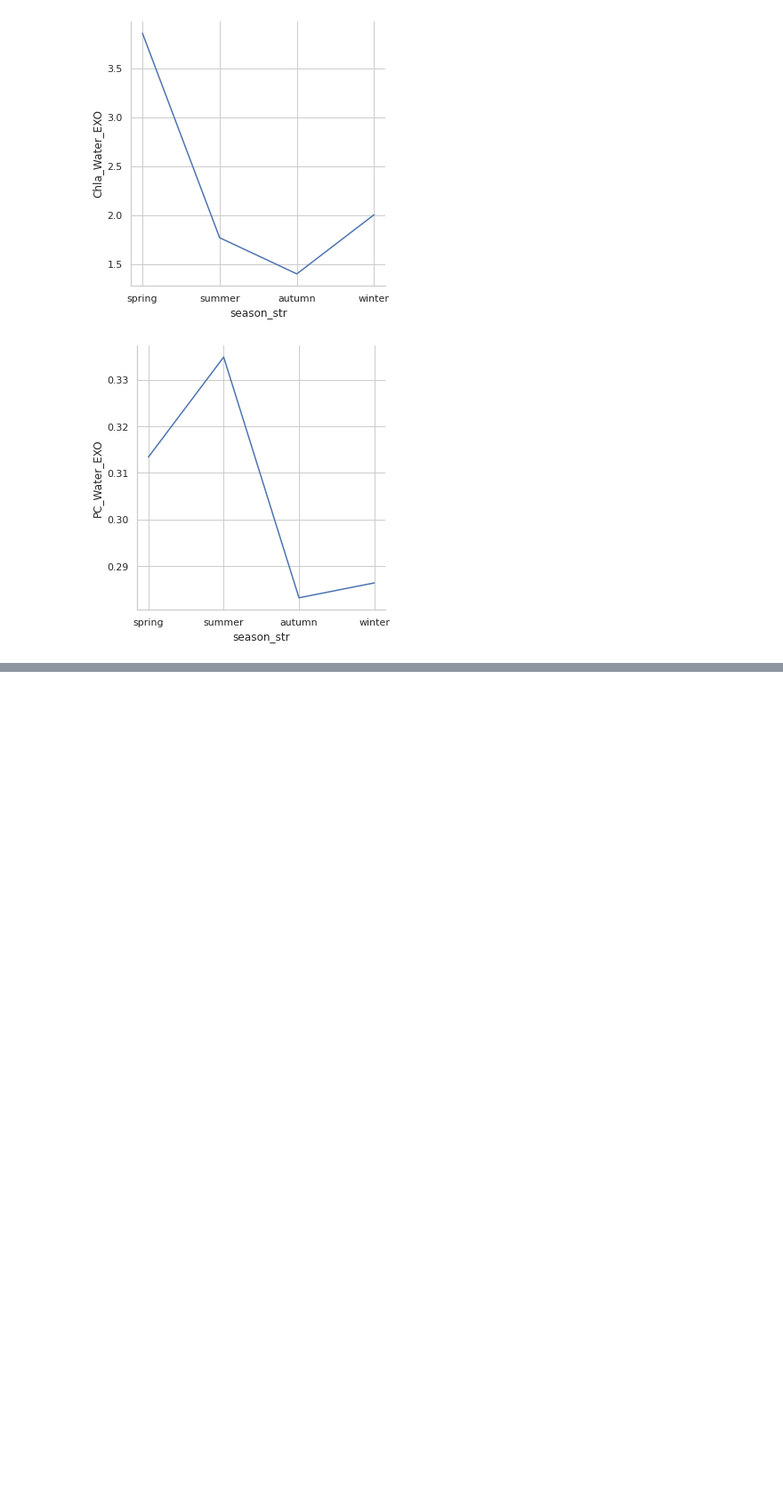
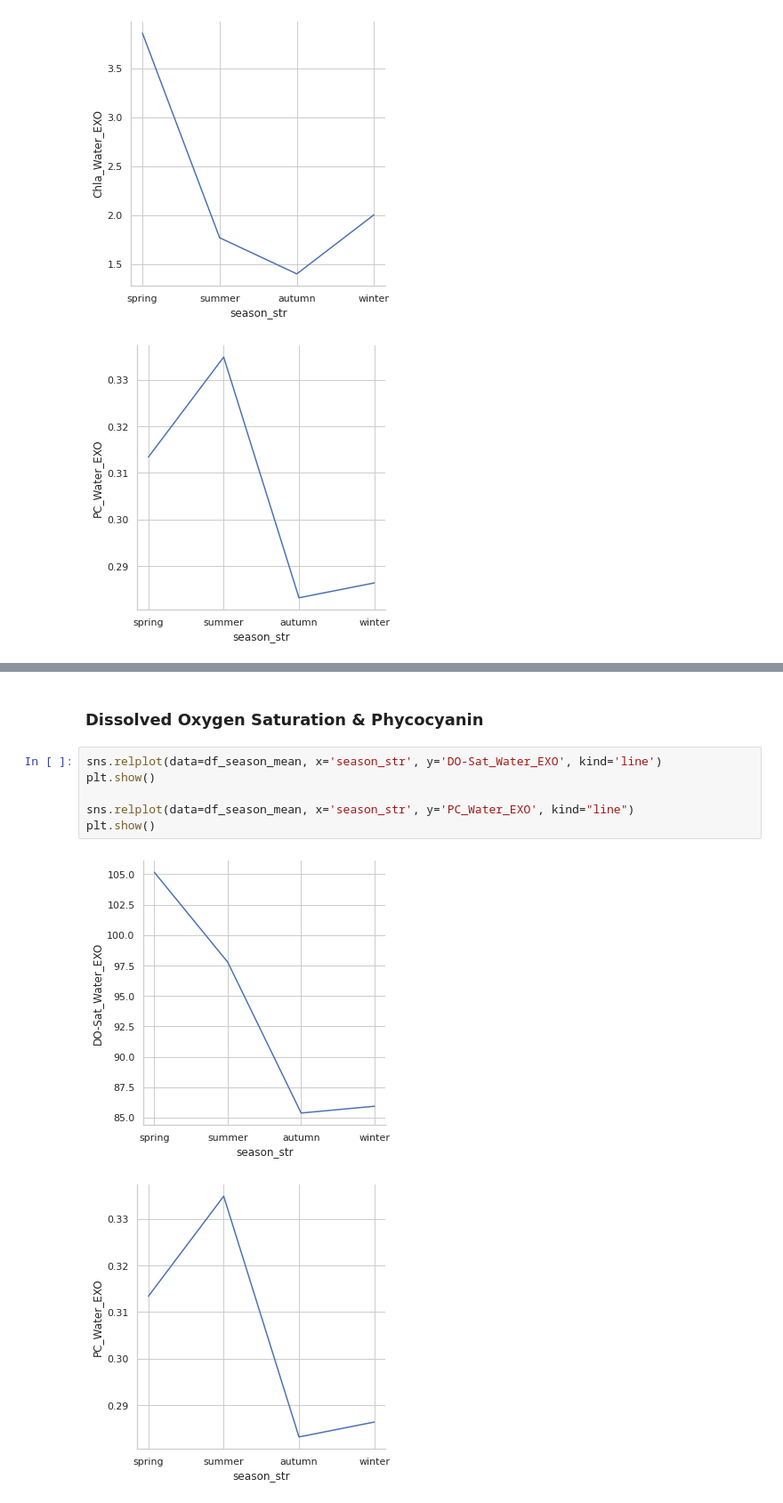
Before and after one commit to anirban-a/JeffersonProject, a Jupyter notebook: EDA/explore.ipynb, the cells around one changed output, grey strips where cells are left out. Shown at 89% size. Cells and saved outputs as stored; diff of their text form; blank space fills up the shorter version.

```diff
--- a/EDA/explore.ipynb
+++ b/EDA/explore.ipynb
@@ -236,0 +250,11 @@ plt.show()
+# %% [markdown]
+### Dissolved Oxygen Saturation & Phycocyanin
+# %%
+sns.relplot(data=df_season_mean, x='season_str', y='DO-Sat_Water_EXO', kind='line')
+plt.show()
+
+sns.relplot(data=df_season_mean, x='season_str', y='PC_Water_EXO', kind="line")
+plt.show()
+# %% [output]
+[figure, added]
+[figure, added]
```
Also changed, not shown: parts of 13 cells of this notebook.
